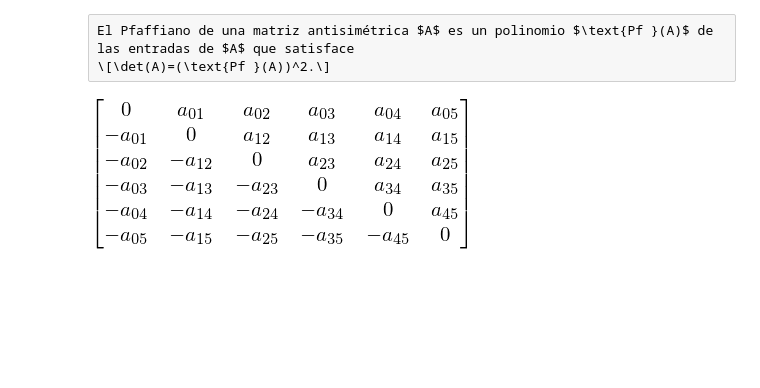
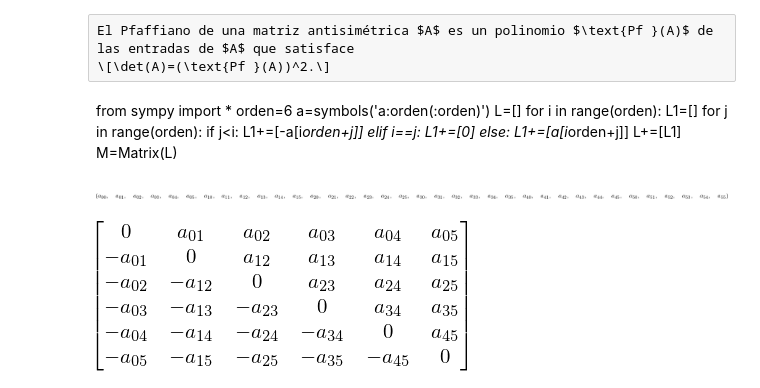
Before and after one commit to fdmazzone/ArchivosProyecto, a Jupyter notebook: Mecanica Celeste/Soluciones Periodicas Sitnikov Generalizado/Pfaffiano.ipynb, the cells around one changed output. Cells and saved outputs as stored; diff of their text form; code cells hidden in the pictures; blank space fills up the shorter version.

```diff
--- a/Mecanica Celeste/Soluciones Periodicas Sitnikov Generalizado/Pfaffiano.ipynb
+++ b/Mecanica Celeste/Soluciones Periodicas Sitnikov Generalizado/Pfaffiano.ipynb
@@ -3,19 +3,31 @@
 # %% [raw]
 El Pfaffiano de una matriz antisimétrica $A$ es un polinomio $\text{Pf }(A)$ de las entradas de $A$ que satisface
 \[\det(A)=(\text{Pf }(A))^2.\]
+# %% [markdown]
+from sympy import *
+orden=6
+a=symbols('a:orden(:orden)')
+L=[]
+for i in range(orden):
+    L1=[]
+    for j in range(orden):
+        if j<i:
+            L1+=[-a[i*orden+j]]
+        elif i==j:
+            L1+=[0]
+        else:
+            L1+=[a[i*orden+j]]
+    L+=[L1]
+M=Matrix(L)
 # %%
 from sympy import *
 orden=6
-a=symbols('a:orden(:orden)')
-L=[]
+Simb='a0_0'
 for i in range(orden):
-    L1=[]
     for j in range(orden):
-        if j<i:
-            L1+=[-a[i*orden+j]]
-        elif i==j:
-            L1+=[0]
-        else:
-            L1+=[a[i*orden+j]]
-    L+=[L1]
-M=Matrix(L)
+        if i+j>0:
+            Simb+=',a'+str(i)+'_'+str(j)
+Simb=symbols(Simb)
+Simb
+# %% [output]
+[figure, added]
```
Also changed, not shown: parts of 12 cells of this notebook, 4 other files.
